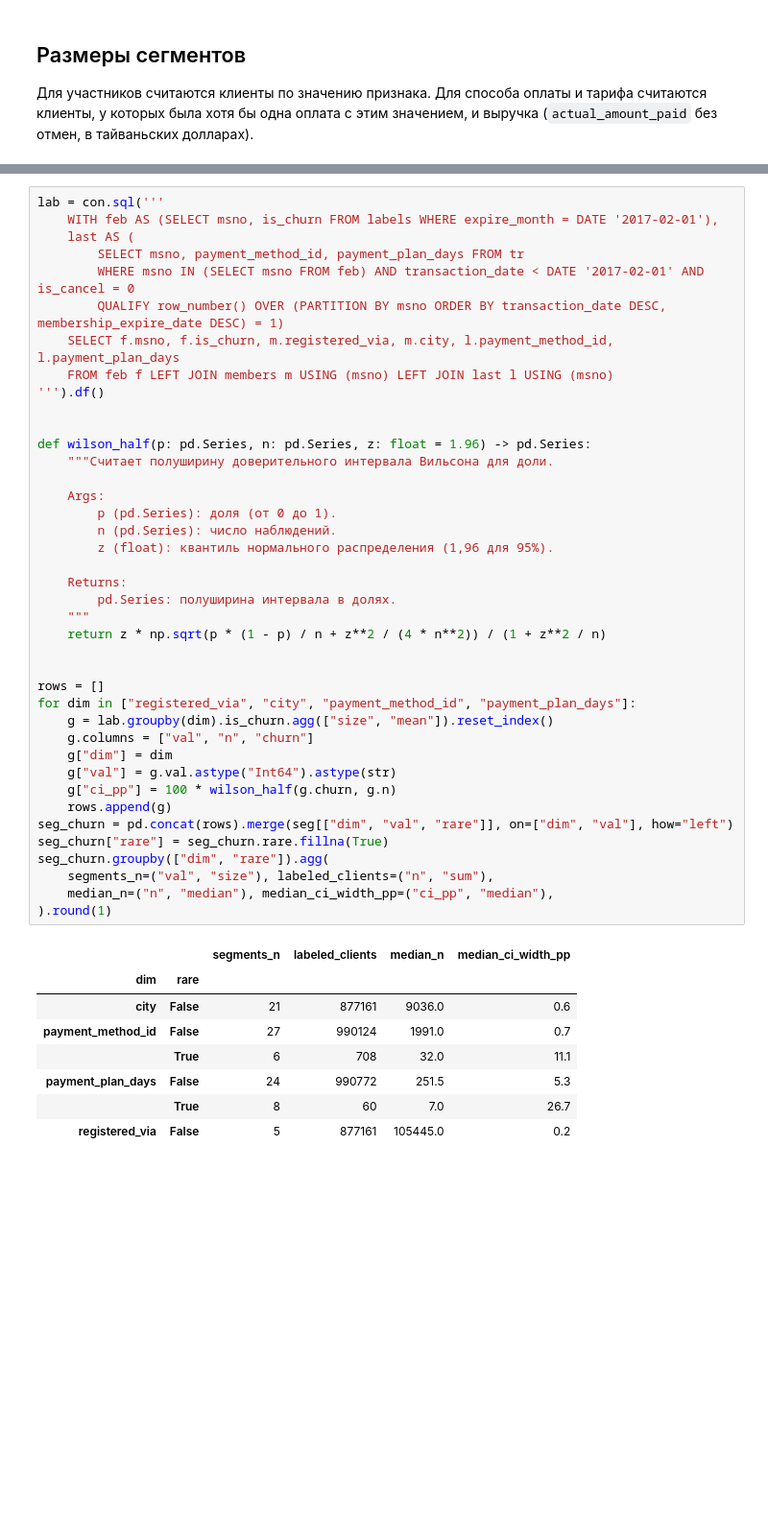
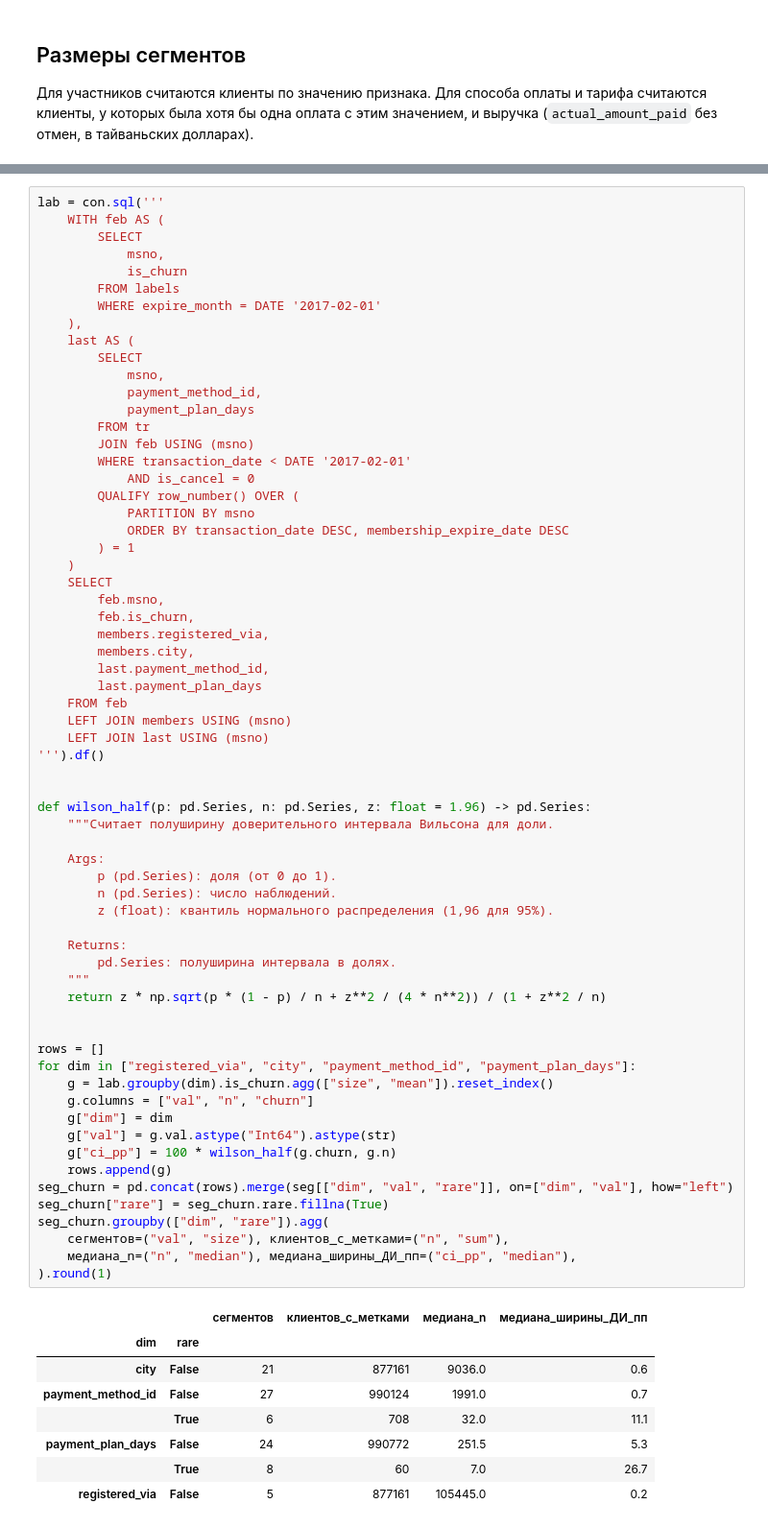
Before and after one commit to liliya-ily/subscription-ltv-retention, a Jupyter notebook: notebooks/01_rare_segments.ipynb, the cells around one changed output, grey strips where cells are left out. Shown at 96% size. Cells and saved outputs as stored; diff of their text form; blank space fills up the shorter version.

```diff
--- a/notebooks/01_rare_segments.ipynb
+++ b/notebooks/01_rare_segments.ipynb
@@ -104,45 +138,69 @@ plt.show()
 # %%
 lab = con.sql('''
-    WITH feb AS (SELECT msno, is_churn FROM labels WHERE expire_month = DATE '2017-02-01'),
+    WITH feb AS (
+        SELECT
+            msno,
+            is_churn
+        FROM labels
+        WHERE expire_month = DATE '2017-02-01'
+    ),
     last AS (
-        SELECT msno, payment_method_id, payment_plan_days FROM tr
-        WHERE msno IN (SELECT msno FROM feb) AND transaction_date < DATE '2017-02-01' AND is_cancel = 0
-        QUALIFY row_number() OVER (PARTITION BY msno ORDER BY transaction_date DESC, membership_expire_date DESC) = 1)
-    SELECT f.msno, f.is_churn, m.registered_via, m.city, l.payment_method_id, l.payment_plan_days
-    FROM feb f LEFT JOIN members m USING (msno) LEFT JOIN last l USING (msno)
+        SELECT
+            msno,
+            payment_method_id,
+            payment_plan_days
+        FROM tr
+        JOIN feb USING (msno)
+        WHERE transaction_date < DATE '2017-02-01'
+            AND is_cancel = 0
+        QUALIFY row_number() OVER (
+            PARTITION BY msno
+            ORDER BY transaction_date DESC, membership_expire_date DESC
+        ) = 1
+    )
+    SELECT
+        feb.msno,
+        feb.is_churn,
+        members.registered_via,
+        members.city,
+        last.payment_method_id,
+        last.payment_plan_days
+    FROM feb
+    LEFT JOIN members USING (msno)
+    LEFT JOIN last USING (msno)
 ''').df()
 
 
 def wilson_half(p: pd.Series, n: pd.Series, z: float = 1.96) -> pd.Series:
     """Считает полуширину доверительного интервала Вильсона для доли.
 
     Args:
         p (pd.Series): доля (от 0 до 1).
         n (pd.Series): число наблюдений.
         z (float): квантиль нормального распределения (1,96 для 95%).
 
     Returns:
         pd.Series: полуширина интервала в долях.
     """
     return z * np.sqrt(p * (1 - p) / n + z**2 / (4 * n**2)) / (1 + z**2 / n)
 
 
 rows = []
 for dim in ["registered_via", "city", "payment_method_id", "payment_plan_days"]:
     g = lab.groupby(dim).is_churn.agg(["size", "mean"]).reset_index()
     g.columns = ["val", "n", "churn"]
     g["dim"] = dim
     g["val"] = g.val.astype("Int64").astype(str)
     g["ci_pp"] = 100 * wilson_half(g.churn, g.n)
     rows.append(g)
 seg_churn = pd.concat(rows).merge(seg[["dim", "val", "rare"]], on=["dim", "val"], how="left")
 seg_churn["rare"] = seg_churn.rare.fillna(True)
 seg_churn.groupby(["dim", "rare"]).agg(
-    segments_n=("val", "size"), labeled_clients=("n", "sum"),
-    median_n=("n", "median"), median_ci_width_pp=("ci_pp", "median"),
+    сегментов=("val", "size"), клиентов_с_метками=("n", "sum"),
+    медиана_n=("n", "median"), медиана_ширины_ДИ_пп=("ci_pp", "median"),
 ).round(1)
 # %% [output]
-|  |  | segments_n | labeled_clients | median_n | median_ci_width_pp |
+|  |  | сегментов | клиентов_с_метками | медиана_n | медиана_ширины_ДИ_пп |
 | dim | rare |  |  |  |  |
 | city | False | 21 | 877161 | 9036.0 | 0.6 |
 | payment_method_id | False | 27 | 990124 | 1991.0 | 0.7 |
```
Also changed, not shown: parts of 5 cells of this notebook, 8 other files.
